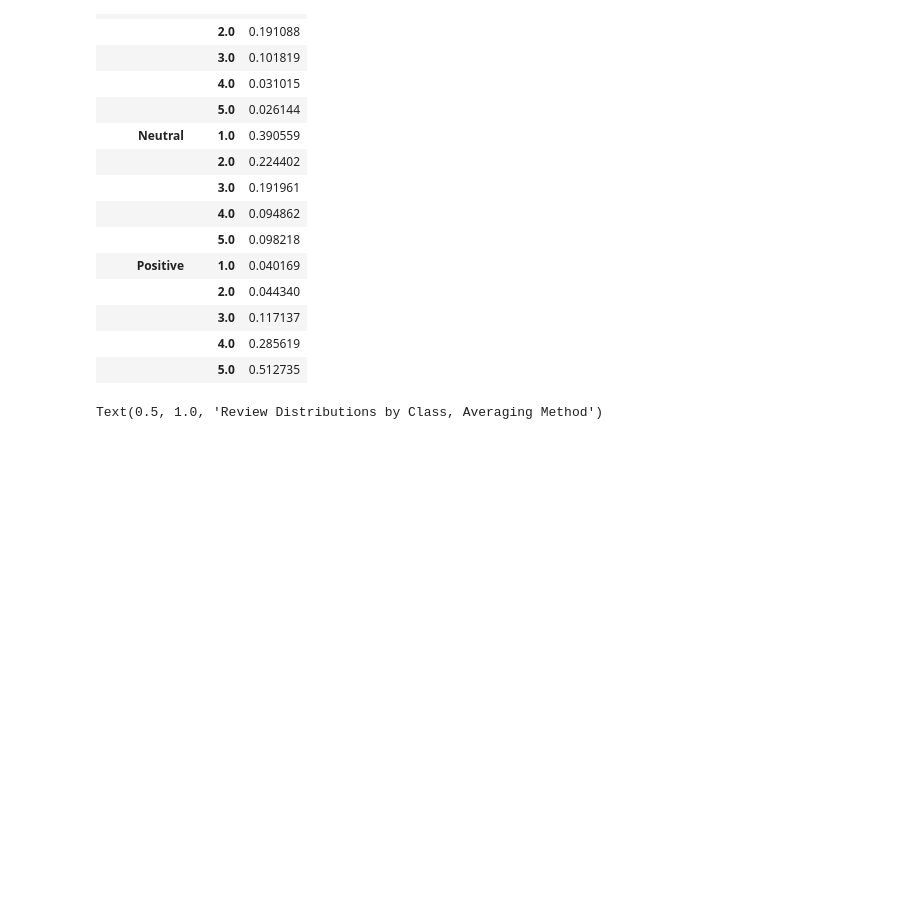
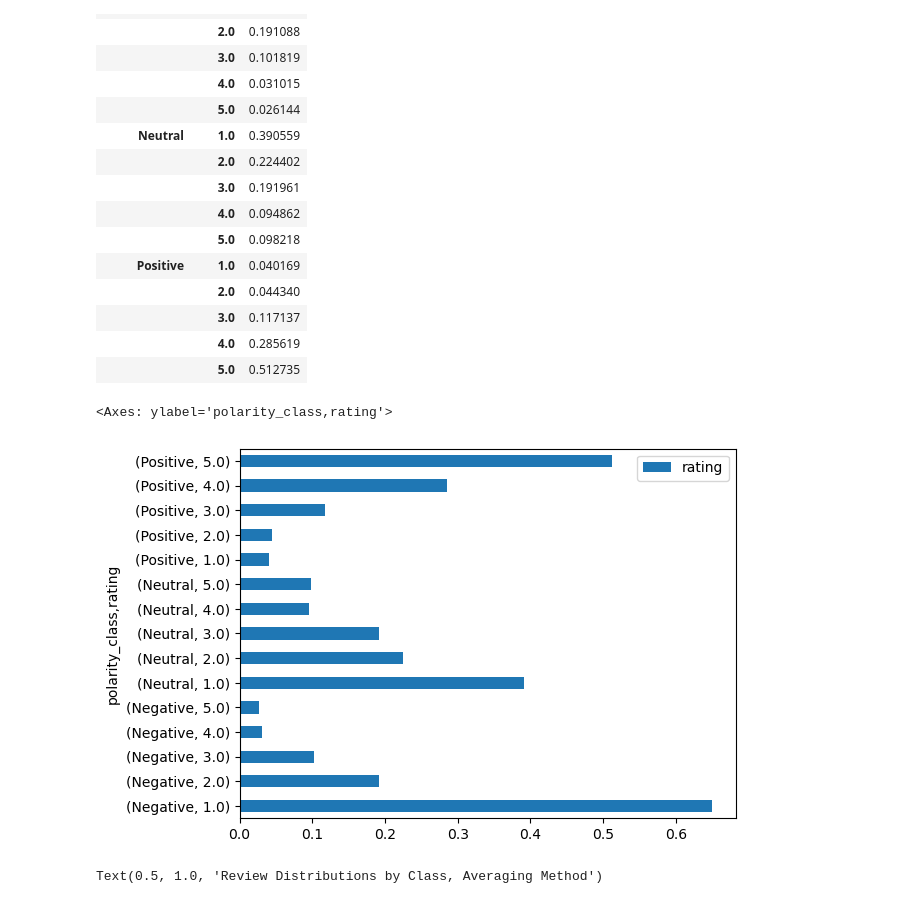
Before and after one commit to mabdullah-nyu/DSGA-1007-Project, a Jupyter notebook: analysis.ipynb, the cells around one changed output. Drawn from its saved outputs; the diff is of its cells as text; code cells hidden in the pictures; blank space fills up the shorter version.

```diff
--- a/analysis.ipynb
+++ b/analysis.ipynb
@@ -691,6 +691,11 @@ count_data
 |  | 3.0 | 0.117137 |
 |  | 4.0 | 0.285619 |
 |  | 5.0 | 0.512735 |
+# %%
+count_data.plot(kind='barh') # figure out a way to make this look nice
+# %% [output]
+<Axes: ylabel='polarity_class,rating'>
+[figure, added]
 # %%
 x = np.arange(0, len(count_data.index))
 
```
Also changed, not shown: parts of 29 cells of this notebook.
